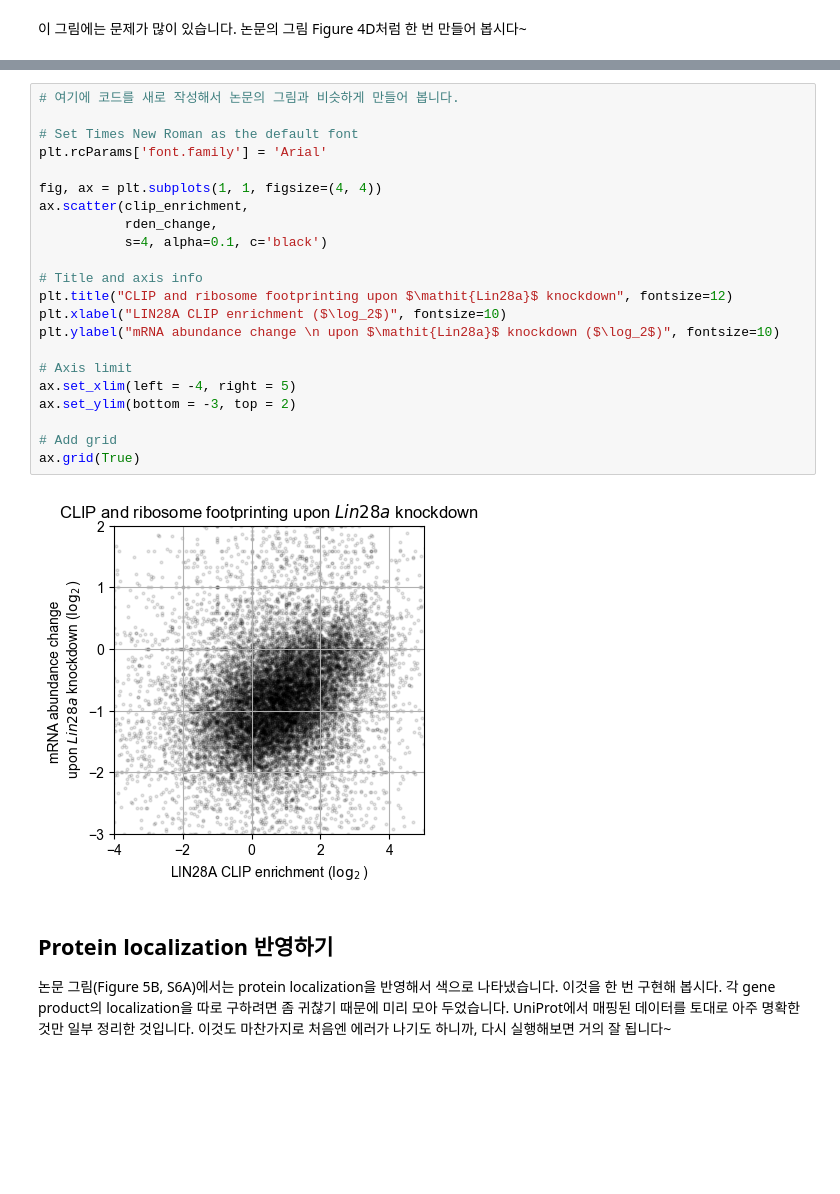
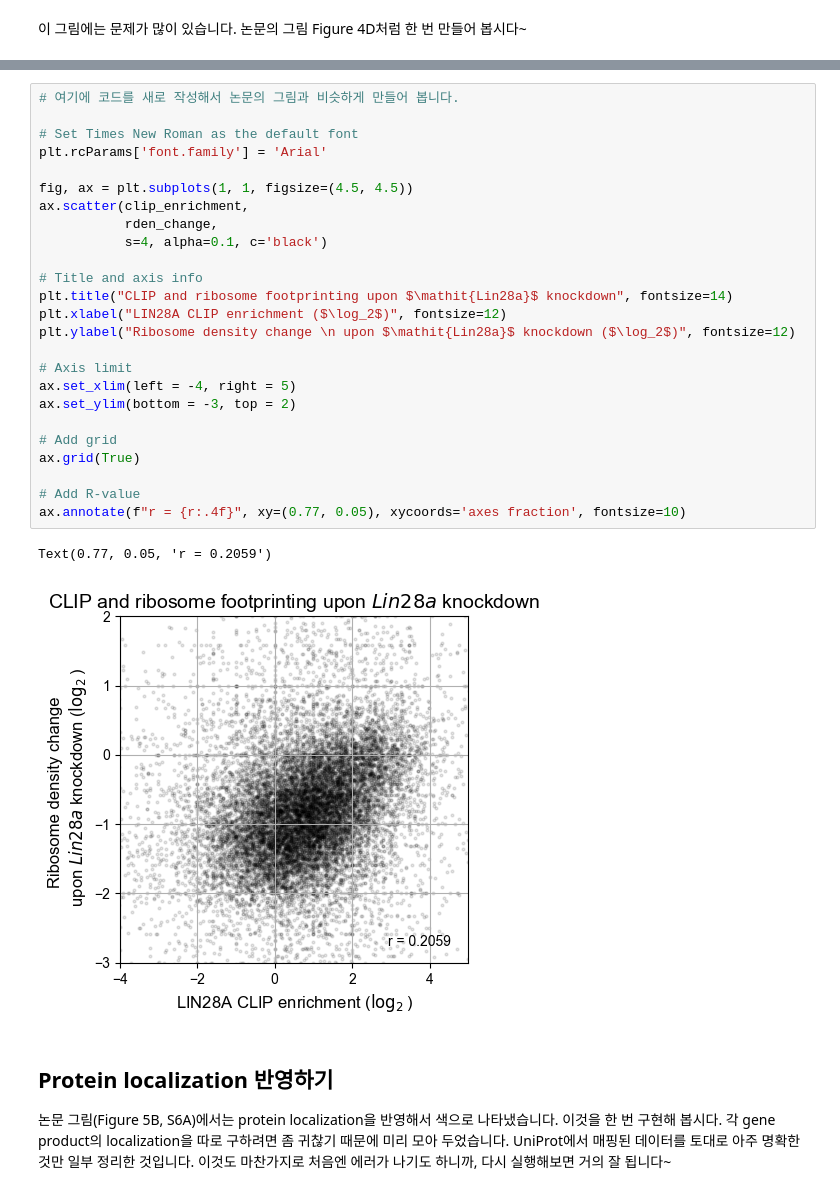
Before and after one commit to young5454/SNU-BI1, a Jupyter notebook: CoLab_TermProj_2024_1.ipynb, the cells around one changed output, grey strips where cells are left out. Saved outputs shown, nothing was run; the diff lists cells and outputs as text; blank space fills up the shorter version.

Commit message:
Add r-value to plot

```diff
--- a/CoLab_TermProj_2024_1.ipynb
+++ b/CoLab_TermProj_2024_1.ipynb
@@ -280,27 +280,31 @@ print(r)
 # %%
 # 여기에 코드를 새로 작성해서 논문의 그림과 비슷하게 만들어 봅니다.
 
 # Set Times New Roman as the default font
 plt.rcParams['font.family'] = 'Arial'
 
-fig, ax = plt.subplots(1, 1, figsize=(4, 4))
+fig, ax = plt.subplots(1, 1, figsize=(4.5, 4.5))
 ax.scatter(clip_enrichment,
            rden_change,
            s=4, alpha=0.1, c='black')
 
 # Title and axis info
-plt.title("CLIP and ribosome footprinting upon $\mathit{Lin28a}$ knockdown", fontsize=12)
-plt.xlabel("LIN28A CLIP enrichment ($\log_2$)", fontsize=10)
-plt.ylabel("mRNA abundance change \n upon $\mathit{Lin28a}$ knockdown ($\log_2$)", fontsize=10)
+plt.title("CLIP and ribosome footprinting upon $\mathit{Lin28a}$ knockdown", fontsize=14)
+plt.xlabel("LIN28A CLIP enrichment ($\log_2$)", fontsize=12)
+plt.ylabel("Ribosome density change \n upon $\mathit{Lin28a}$ knockdown ($\log_2$)", fontsize=12)
 
 # Axis limit
 ax.set_xlim(left = -4, right = 5)
 ax.set_ylim(bottom = -3, top = 2)
 
 # Add grid
 ax.grid(True)
+
+# Add R-value
+ax.annotate(f"r = {r:.4f}", xy=(0.77, 0.05), xycoords='axes fraction', fontsize=10)
 # %% [output]
+Text(0.77, 0.05, 'r = 0.2059')
-[figure, old version]
+[figure, new version]
 # %% [markdown]
 ## Protein localization 반영하기
 
```
Also changed, not shown: parts of 2 cells of this notebook.
